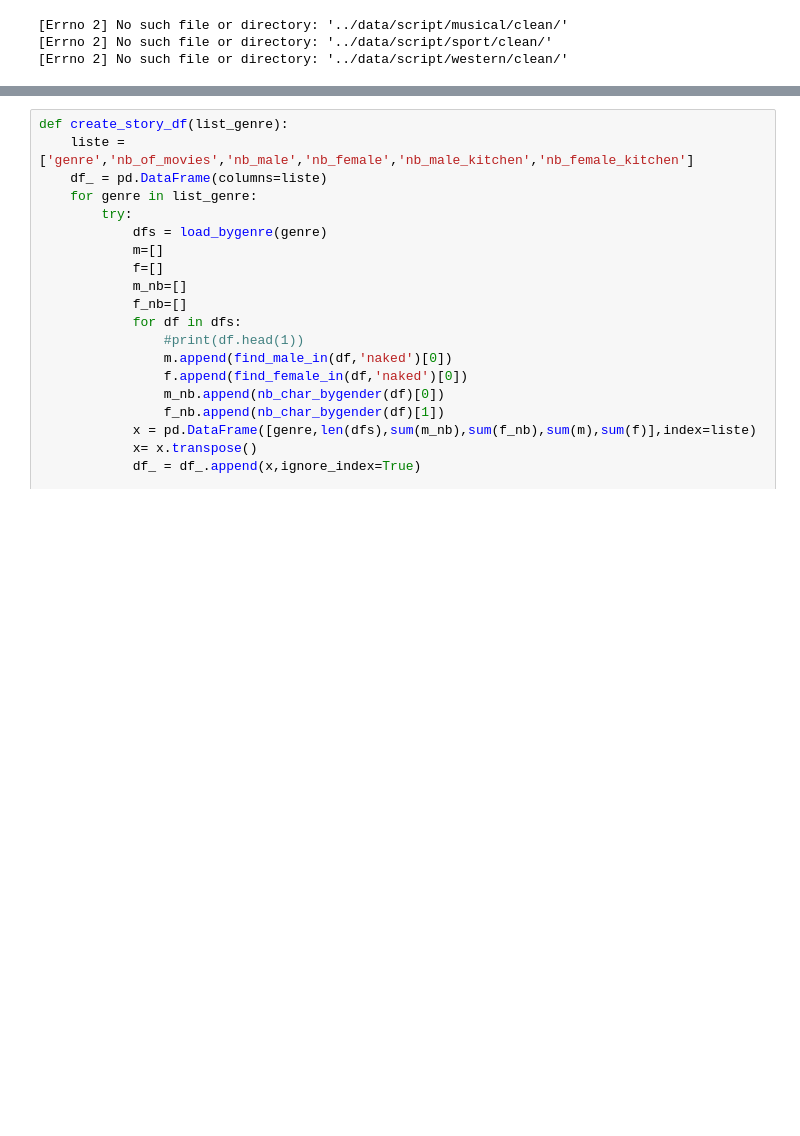
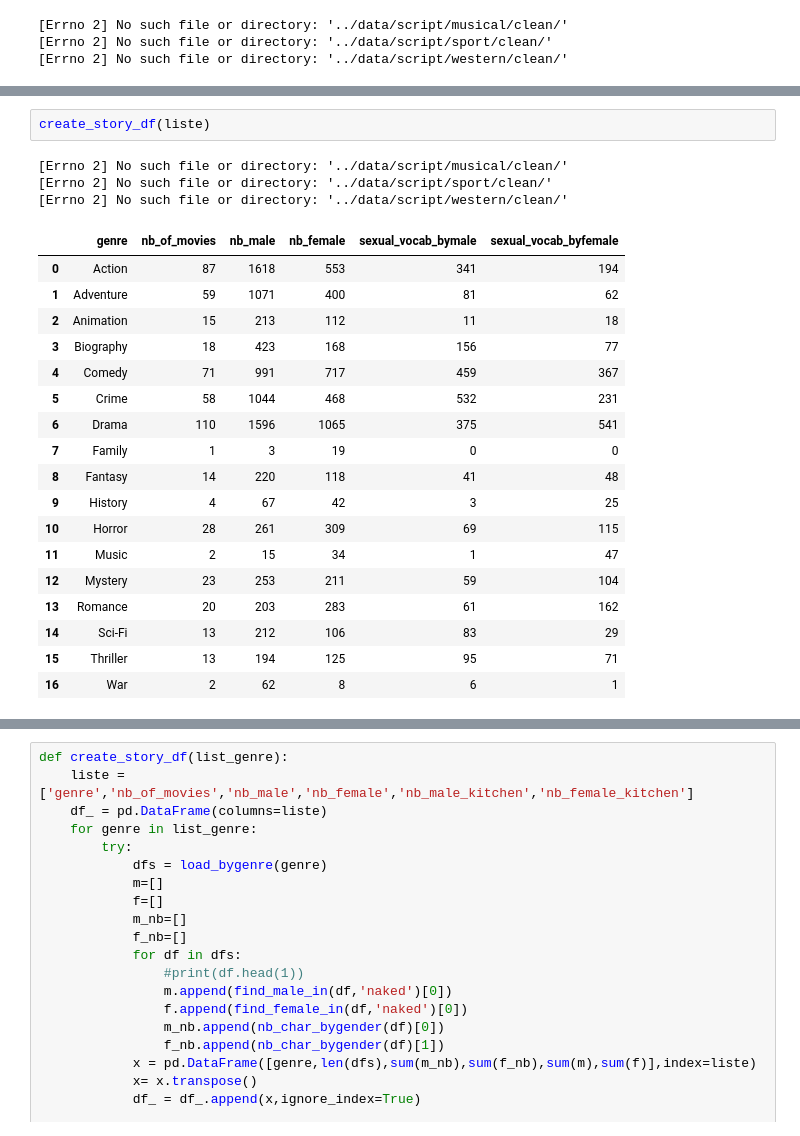
Before and after one commit to dvp-tran/moViz, a Jupyter notebook: notebooks/simple_gender_analysis_v2.ipynb, the cells around one changed output, grey strips where cells are left out. Cells and saved outputs as stored; diff of their text form; blank space fills up the shorter version.

```diff
--- a/notebooks/simple_gender_analysis_v2.ipynb
+++ b/notebooks/simple_gender_analysis_v2.ipynb
@@ -1395,0 +1410,24 @@ plt.savefig('../images_bank/Pourcentage kitchen H-F par genres de films.png')
+# %%
+create_story_df(liste)
+# %% [output]
+[Errno 2] No such file or directory: '../data/script/musical/clean/'
+[Errno 2] No such file or directory: '../data/script/sport/clean/'
+[Errno 2] No such file or directory: '../data/script/western/clean/'
+|  | genre | nb_of_movies | nb_male | nb_female | sexual_vocab_bymale | sexual_vocab_byfemale |
+| 0 | Action | 87 | 1618 | 553 | 341 | 194 |
+| 1 | Adventure | 59 | 1071 | 400 | 81 | 62 |
+| 2 | Animation | 15 | 213 | 112 | 11 | 18 |
+| 3 | Biography | 18 | 423 | 168 | 156 | 77 |
+| 4 | Comedy | 71 | 991 | 717 | 459 | 367 |
+| 5 | Crime | 58 | 1044 | 468 | 532 | 231 |
+| 6 | Drama | 110 | 1596 | 1065 | 375 | 541 |
+| 7 | Family | 1 | 3 | 19 | 0 | 0 |
+| 8 | Fantasy | 14 | 220 | 118 | 41 | 48 |
+| 9 | History | 4 | 67 | 42 | 3 | 25 |
+| 10 | Horror | 28 | 261 | 309 | 69 | 115 |
+| 11 | Music | 2 | 15 | 34 | 1 | 47 |
+| 12 | Mystery | 23 | 253 | 211 | 59 | 104 |
+| 13 | Romance | 20 | 203 | 283 | 61 | 162 |
+| 14 | Sci-Fi | 13 | 212 | 106 | 83 | 29 |
+| 15 | Thriller | 13 | 194 | 125 | 95 | 71 |
+| 16 | War | 2 | 62 | 8 | 6 | 1 |
```
Also changed, not shown: parts of 7 cells of this notebook, 3 other files.
